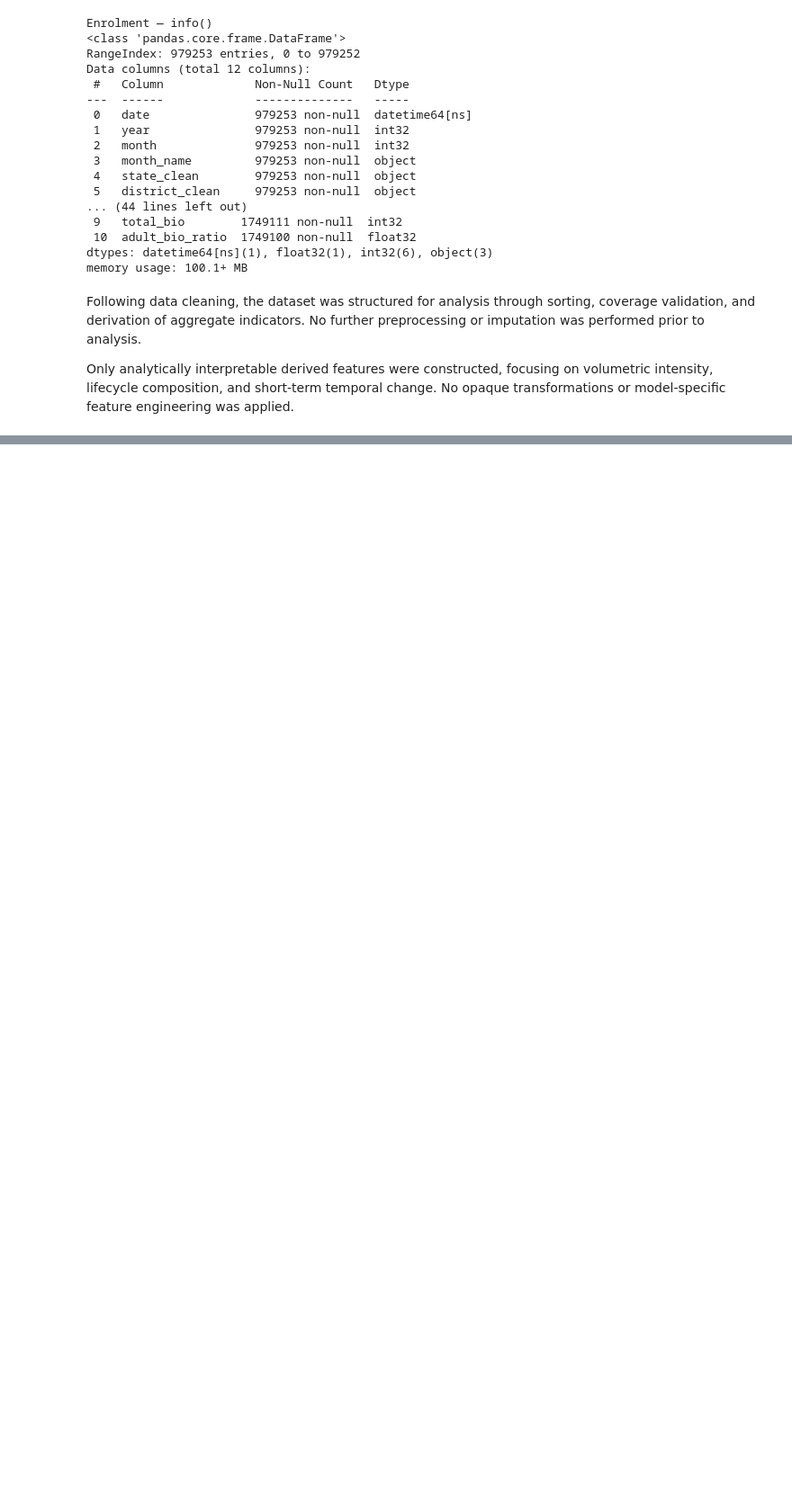
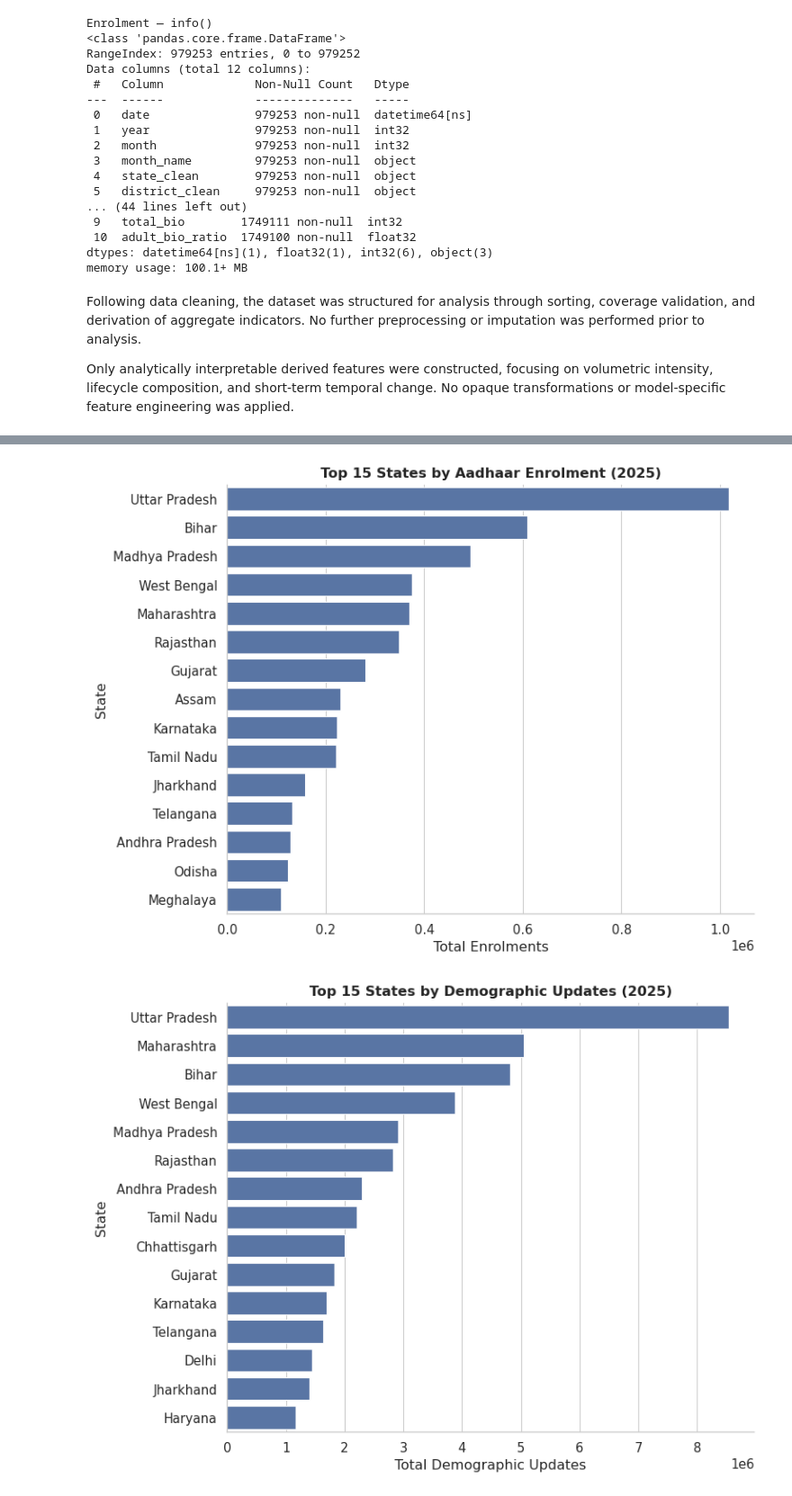
Before and after one commit to Vishal-141206/UIDAI-Data_Hackathon, a Jupyter notebook: uidai.ipynb, the cells around one changed output, grey strips where cells are left out. Shown at 90% size. Saved outputs shown, nothing was run; the diff lists cells and outputs as text; code cells hidden in the pictures; blank space fills up the shorter version.

```diff
--- a/uidai.ipynb
+++ b/uidai.ipynb
@@ -1212,0 +984,48 @@ Together, these findings indicate that Aadhaar demographic update behavior is dr
+# %%
+def plot_top_states(df, value_col, title, xlabel):
+    top_states = (
+        df.groupby('state_clean', as_index=False)
+        .agg(total=(value_col, 'sum'))
+        .sort_values('total', ascending=False)
+        .head(15)
+    )
+
+    plt.figure(figsize=(8, 6))
+    sns.barplot(
+        data=top_states,
+        x='total',
+        y='state_clean'
+    )
+
+    plt.xlabel(xlabel)
+    plt.ylabel('State')
+    plt.title(title, fontweight='bold')
+    plt.ticklabel_format(style='sci', axis='x', scilimits=(6,6))
+
+    sns.despine()
+    plt.tight_layout()
+    plt.show()
+
+plot_top_states(
+    df_enrol,
+    'total_enrol',
+    'Top 15 States by Aadhaar Enrolment (2025)',
+    'Total Enrolments'
+)
+
+plot_top_states(
+    df_demo,
+    'total_demo',
+    'Top 15 States by Demographic Updates (2025)',
+    'Total Demographic Updates'
+)
+
+plot_top_states(
+    df_bio,
+    'total_bio',
+    'Top 15 States by Biometric Updates (2025)',
+    'Total Biometric Updates'
+)
+# %% [output]
+[figure, added]
+[figure, added]
```
Also changed, not shown: parts of 53 cells of this notebook, 2 other files.
